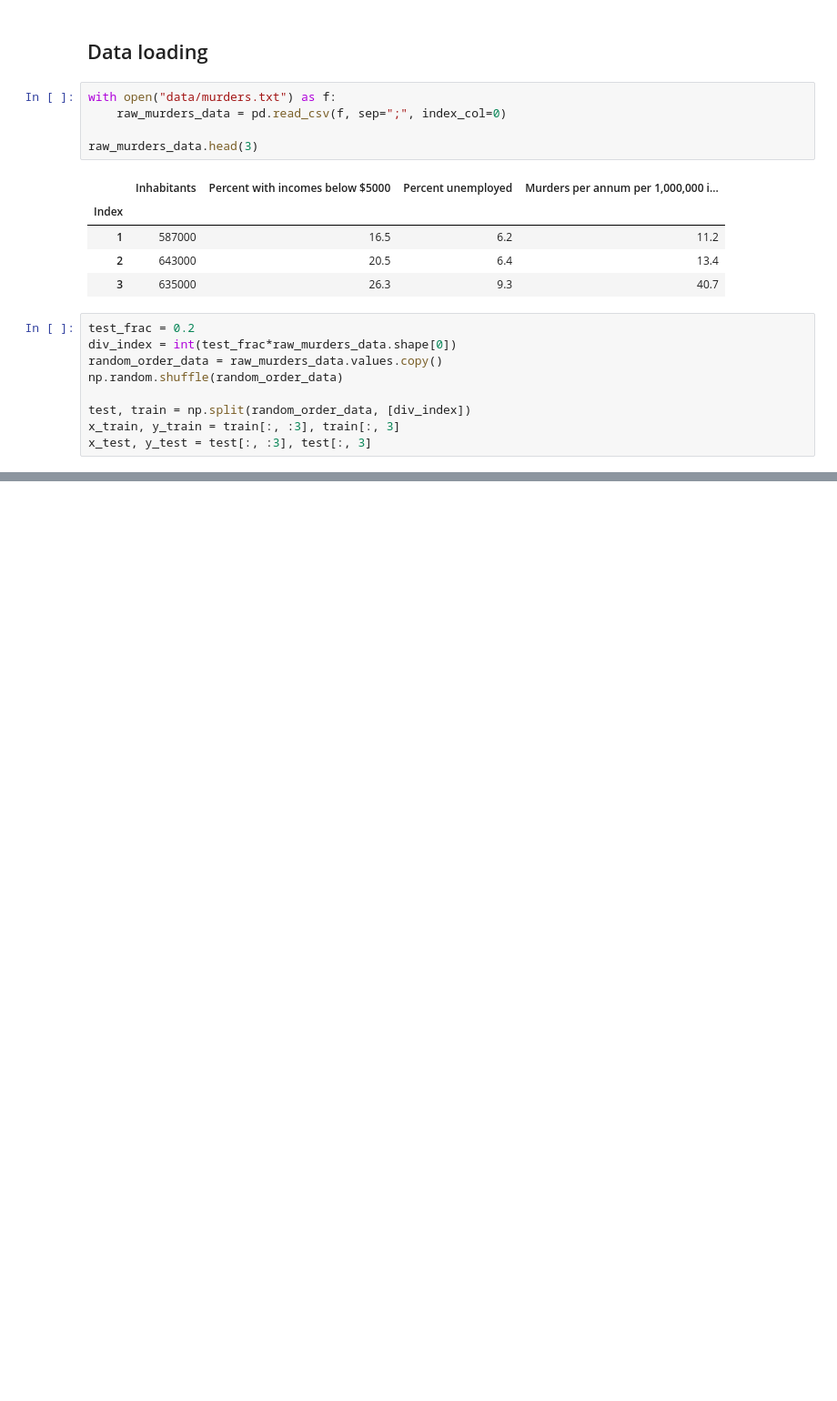
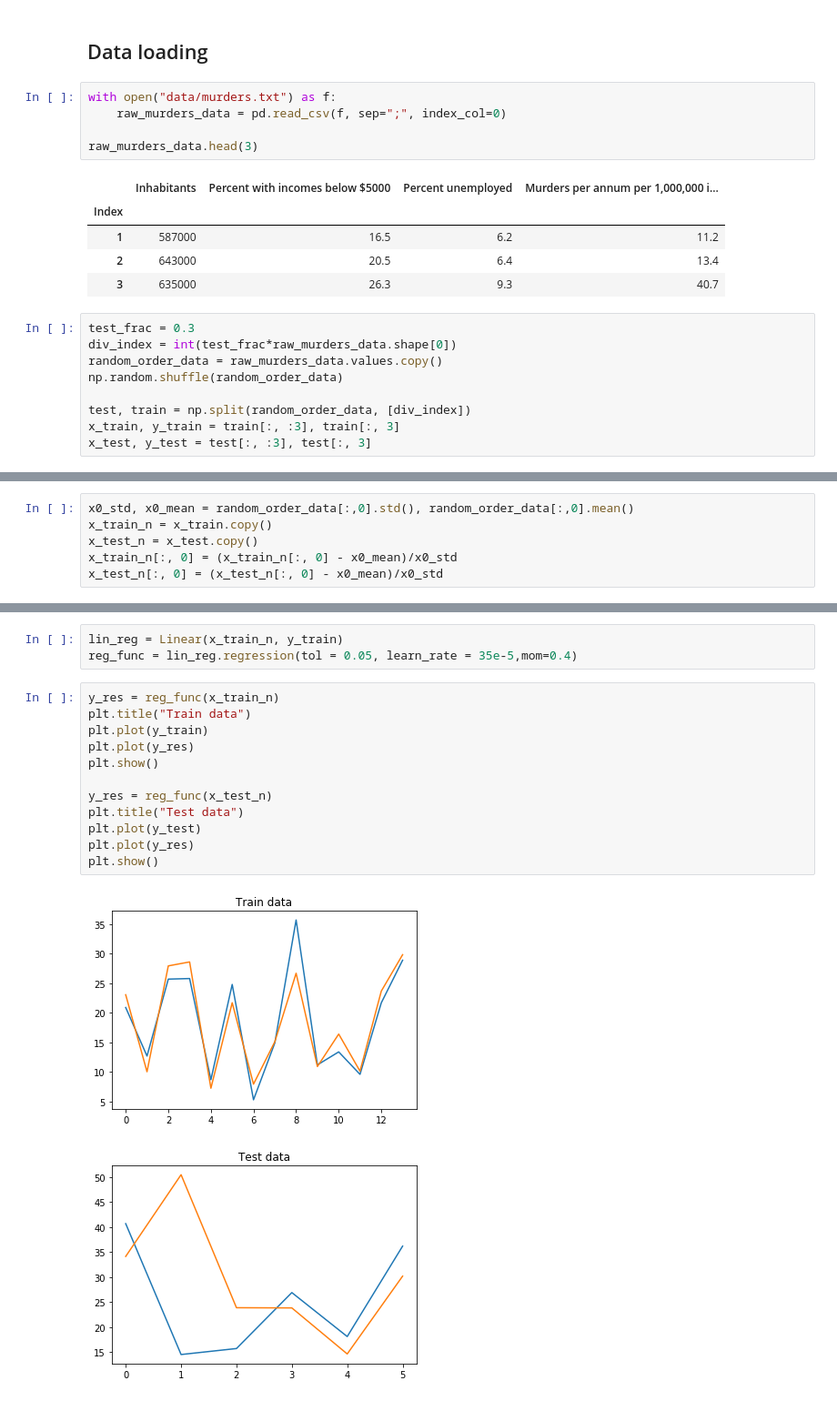
Before and after one commit to andriyrom/MachineLearning, a Jupyter notebook: Examples/Example.ipynb, the cells around one changed output, grey strips where cells are left out. Shown: that part at 91% size. Saved outputs shown, nothing was run; the diff lists cells and outputs as text; blank space fills up the shorter version.

Commit message:
Implemented example with Linear regression.

```diff
--- a/Examples/Example.ipynb
+++ b/Examples/Example.ipynb
@@ -24,7 +26,7 @@ raw_murders_data.head(3)
 | 2 | 643000 | 20.5 | 6.4 | 13.4 |
 | 3 | 635000 | 26.3 | 9.3 | 40.7 |
 # %%
-test_frac = 0.2
+test_frac = 0.3
 div_index = int(test_frac*raw_murders_data.shape[0])
 random_order_data = raw_murders_data.values.copy()
 np.random.shuffle(random_order_data)
@@ -34,0 +41,6 @@ x_test, y_test = test[:, :3], test[:, 3]
+# %%
+x0_std, x0_mean = random_order_data[:,0].std(), random_order_data[:,0].mean()
+x_train_n = x_train.copy()
+x_test_n = x_test.copy()
+x_train_n[:, 0] = (x_train_n[:, 0] - x0_mean)/x0_std
+x_test_n[:, 0] = (x_test_n[:, 0] - x0_mean)/x0_std
@@ -34,0 +49,18 @@ x_test, y_test = test[:, :3], test[:, 3]
+# %%
+lin_reg = Linear(x_train_n, y_train)
+reg_func = lin_reg.regression(tol = 0.05, learn_rate = 35e-5,mom=0.4)
+# %%
+y_res = reg_func(x_train_n)
+plt.title("Train data")
+plt.plot(y_train)
+plt.plot(y_res)
+plt.show()
+
+y_res = reg_func(x_test_n)
+plt.title("Test data")
+plt.plot(y_test)
+plt.plot(y_res)
+plt.show()
+# %% [output]
+[figure, added]
+[figure, added]
```
Also changed, not shown: parts of 7 cells of this notebook.
